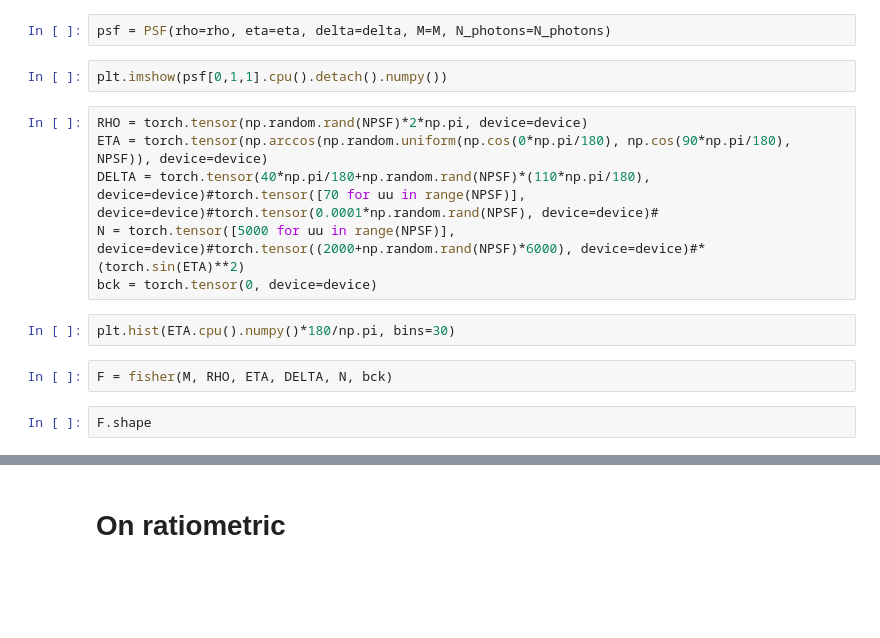
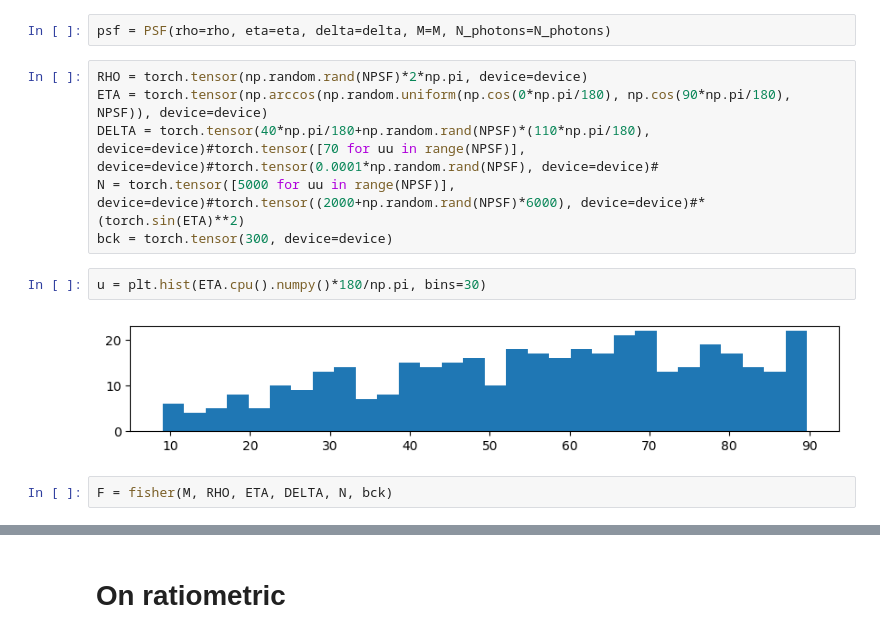
Before and after one commit to aautric/4polarMFM_these, a Jupyter notebook: MFM_fisher.ipynb, the cells around one changed output, grey strips where cells are left out. Drawn from its saved outputs; the diff is of its cells as text; blank space fills up the shorter version.

```diff
--- a/MFM_fisher.ipynb
+++ b/MFM_fisher.ipynb
@@ -89,20 +94,18 @@ M = compute_M(xp=xp, yp=yp, zp=z, d=d_, x=x, y=y, th1=th1, phi=phi, Ex0=Ex0, Ex1
                     BFP_version=False, SAF=SAF, costh2=costh2)
 # %%
 psf = PSF(rho=rho, eta=eta, delta=delta, M=M, N_photons=N_photons)
-# %%
-plt.imshow(psf[0,1,1].cpu().detach().numpy())
 # %%
 RHO = torch.tensor(np.random.rand(NPSF)*2*np.pi, device=device)
 ETA = torch.tensor(np.arccos(np.random.uniform(np.cos(0*np.pi/180), np.cos(90*np.pi/180), NPSF)), device=device)
 DELTA = torch.tensor(40*np.pi/180+np.random.rand(NPSF)*(110*np.pi/180), device=device)#torch.tensor([70 for uu in range(NPSF)], device=device)#torch.tensor(0.0001*np.random.rand(NPSF), device=device)#
 N = torch.tensor([5000 for uu in range(NPSF)], device=device)#torch.tensor((2000+np.random.rand(NPSF)*6000), device=device)#*(torch.sin(ETA)**2)
-bck = torch.tensor(0, device=device)
+bck = torch.tensor(300, device=device)
 # %%
-plt.hist(ETA.cpu().numpy()*180/np.pi, bins=30)
+u = plt.hist(ETA.cpu().numpy()*180/np.pi, bins=30)
+# %% [output]
+[figure, added]
 # %%
 F = fisher(M, RHO, ETA, DELTA, N, bck)
-# %%
-F.shape
 # %%
 F = torch.mean(F, dim=2)
 print(F.cpu().detach().numpy())
```
Also changed, not shown: parts of 19 cells of this notebook, 22 other files.
